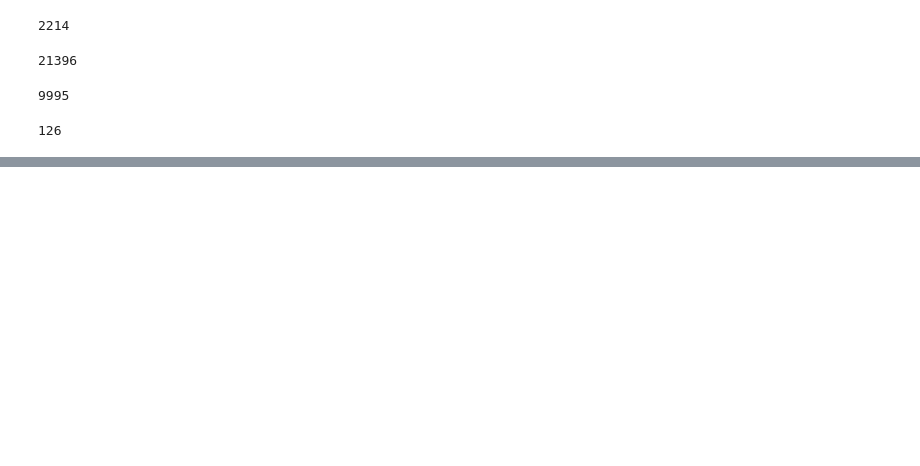
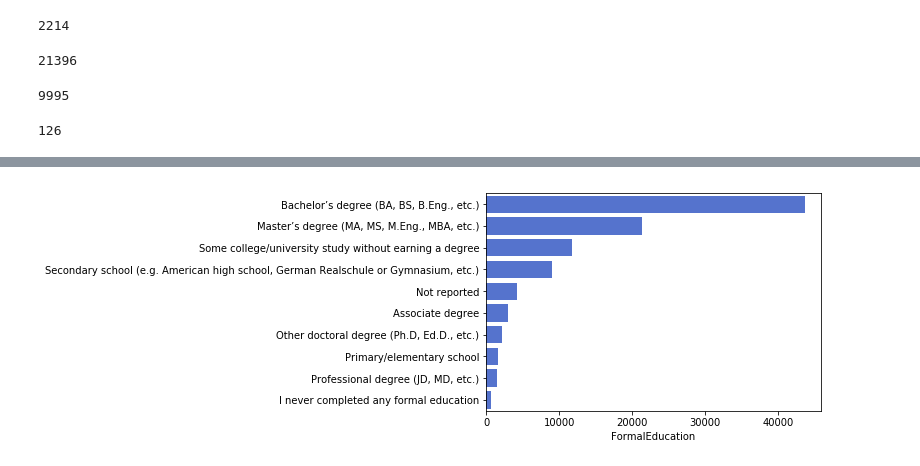
Before and after one commit to joshtice/stackoverflow2018, a Jupyter notebook: joshtice_stackoverflow_2018.ipynb, the cells around one changed output, grey strips where cells are left out. Saved outputs shown, nothing was run; the diff lists cells and outputs as text; code cells hidden in the pictures; blank space fills up the shorter version.

```diff
--- a/joshtice_stackoverflow_2018.ipynb
+++ b/joshtice_stackoverflow_2018.ipynb
@@ -82,0 +177,6 @@ df.isnull().any().sum()
+# %%
+degree_breakdown = df.FormalEducation.fillna('Not reported').value_counts()
+sns.barplot(x=degree_breakdown, y=degree_breakdown.index, color='royalblue')
+plt.show()
+# %% [output]
+[figure, added]
```
Also changed, not shown: parts of 10 cells of this notebook, 1 other file.
